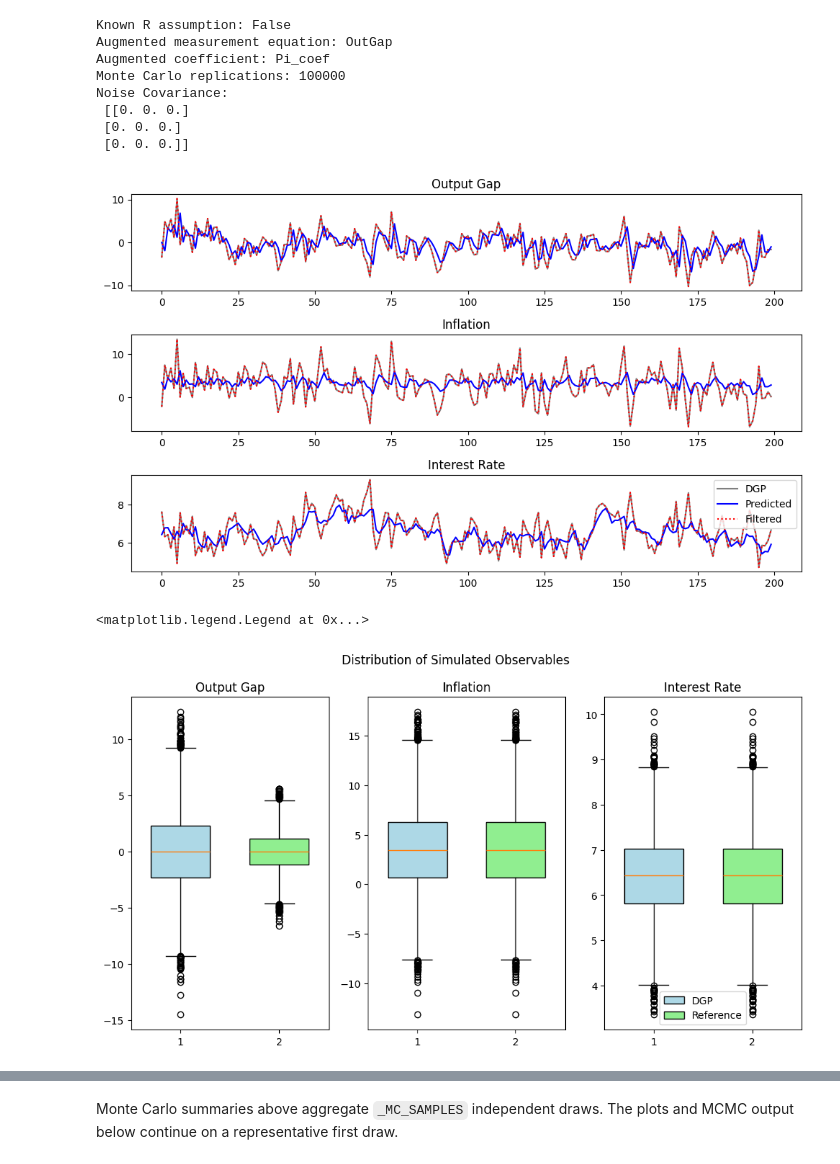
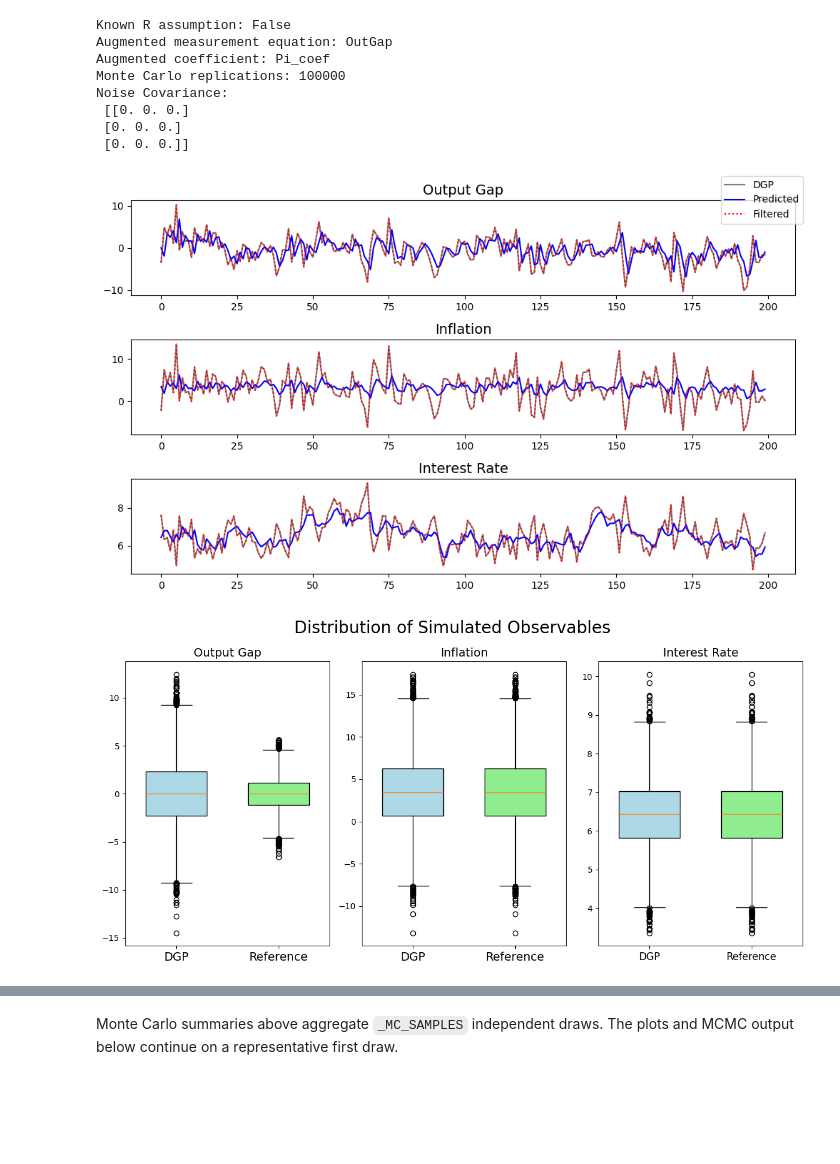
Before and after one commit to GongJr0/sdsge-scripts, a Jupyter notebook: misspec_tests/r0.ipynb, the cells around one changed output, grey strips where cells are left out. Cells and saved outputs as stored; diff of their text form; code cells hidden in the pictures; blank space fills up the shorter version.

```diff
--- a/misspec_tests/r0.ipynb
+++ b/misspec_tests/r0.ipynb
@@ -187,43 +187,55 @@ fig, ax = plt.subplots(3, 1, figsize=_FIGSIZE_1D)
 ax[0].plot(range(T), obs[:, 0], label="DGP", color="black", alpha=0.5)
 ax[0].plot(range(T), kf.y_pred[:, 0], label="Predicted", color="blue")
 ax[0].plot(range(T), kf.y_filt[:, 0], label="Filtered", color="red", linestyle=":")
-ax[0].set_title("Output Gap")
+ax[0].set_title("Output Gap", fontsize=14)
 
 ax[1].plot(range(T), obs[:, 1], label="DGP", color="black", alpha=0.5)
 ax[1].plot(range(T), kf.y_pred[:, 1], label="Predicted", color="blue")
 ax[1].plot(range(T), kf.y_filt[:, 1], label="Filtered", color="red", linestyle=":")
-ax[1].set_title("Inflation")
+ax[1].set_title("Inflation", fontsize=14)
 
 ax[2].plot(range(T), obs[:, 2], label="DGP", color="black", alpha=0.5)
 ax[2].plot(range(T), kf.y_pred[:, 2], label="Predicted", color="blue")
 ax[2].plot(range(T), kf.y_filt[:, 2], label="Filtered", color="red", linestyle=":")
-ax[2].set_title("Interest Rate")
-ax[2].legend()
+ax[2].set_title("Interest Rate", fontsize=14)
+
+handles, labels = [], []
+for a in ax.flat:
+    h, l = a.get_legend_handles_labels()
+    for handle, label in zip(h, l):
+        if label not in labels:
+            handles.append(handle)
+            labels.append(label)
+fig.legend(handles, labels, loc="upper right")
 
 plt.tight_layout()
 plt.show()
 # %% [output]
-[figure, old version]
+[figure, new version]
 # %%
 fig, ax = plt.subplots(1, 3, figsize=_FIGSIZE_2D)
 
-plt.suptitle("Distribution of Simulated Observables")
+plt.suptitle("Distribution of Simulated Observables", fontsize=20)
 
 ax[0].boxplot(obs_dgp[:, 0], positions=[1], widths=0.6, patch_artist=True, boxprops=dict(facecolor="lightblue"), label="DGP")
 ax[0].boxplot(sim2["OutGap"], positions=[2], widths=0.6, patch_artist=True, boxprops=dict(facecolor="lightgreen"), label="Reference")
-ax[0].set_title("Output Gap")
+ax[0].set_title("Output Gap", fontsize=14)
+ax[0].set_xticks([1, 2], ["DGP", "Reference"], fontsize=14)
 
 ax[1].boxplot(obs_dgp[:, 1], positions=[1], widths=0.6, patch_artist=True, boxprops=dict(facecolor="lightblue"), label="DGP")
 ax[1].boxplot(sim2["Infl"], positions=[2], widths=0.6, patch_artist=True, boxprops=dict(facecolor="lightgreen"), label="Reference")
-ax[1].set_title("Inflation")
+ax[1].set_title("Inflation", fontsize=14)
+ax[1].set_xticks([1, 2], ["DGP", "Reference"], fontsize=14)
 
 ax[2].boxplot(obs_dgp[:, 2], positions=[1], widths=0.6, patch_artist=True, boxprops=dict(facecolor="lightblue"), label="DGP")
 ax[2].boxplot(sim2["Rate"], positions=[2], widths=0.6, patch_artist=True, boxprops=dict(facecolor="lightgreen"), label="Reference")
-ax[2].set_title("Interest Rate")
-ax[2].legend()
+ax[2].set_title("Interest Rate", fontsize=14)
+ax[2].set_xticks([1, 2], ["DGP", "Reference"], fontsize=12)
+
+plt.tight_layout()
+plt.show()
 # %% [output]
-<matplotlib.legend.Legend at 0x...>
-[figure, old version]
+[figure, new version]
 # %%
 print(f"Monte Carlo Ljung-Box summary across {_MC_SAMPLES} replications:")
 mc_reference["lb_summary"].round(3)
```
Also changed, not shown: parts of 24 cells of this notebook, 2 other files.
